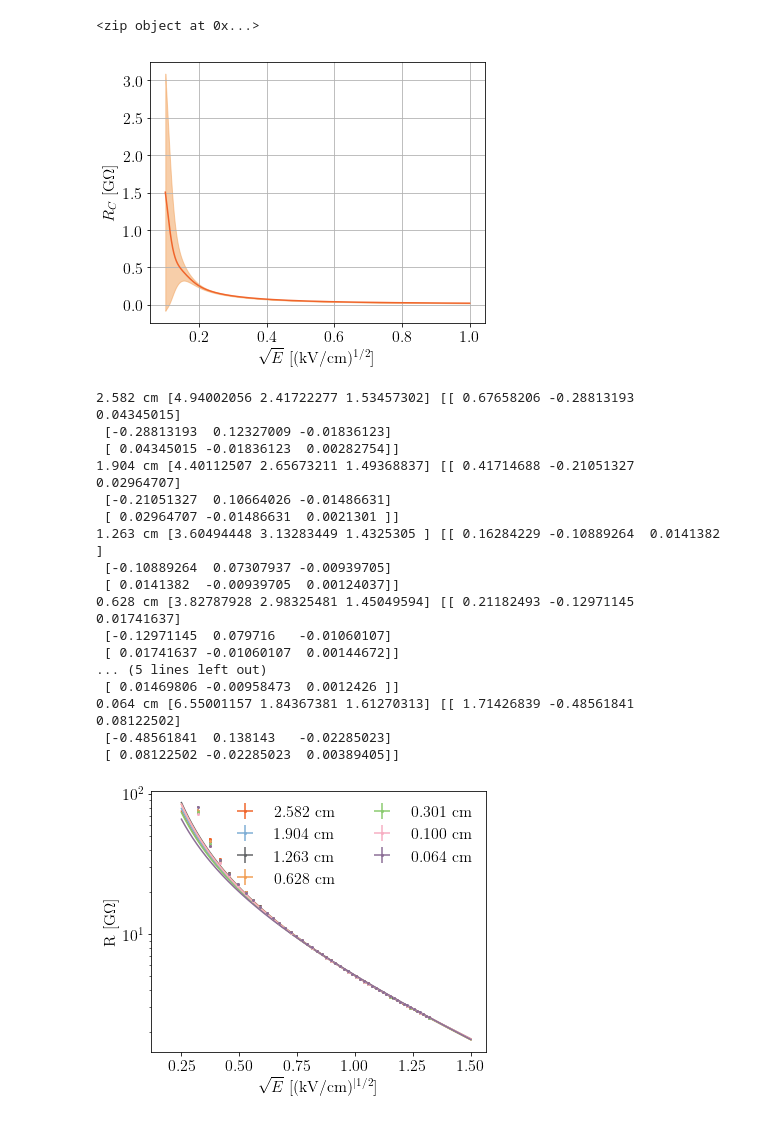
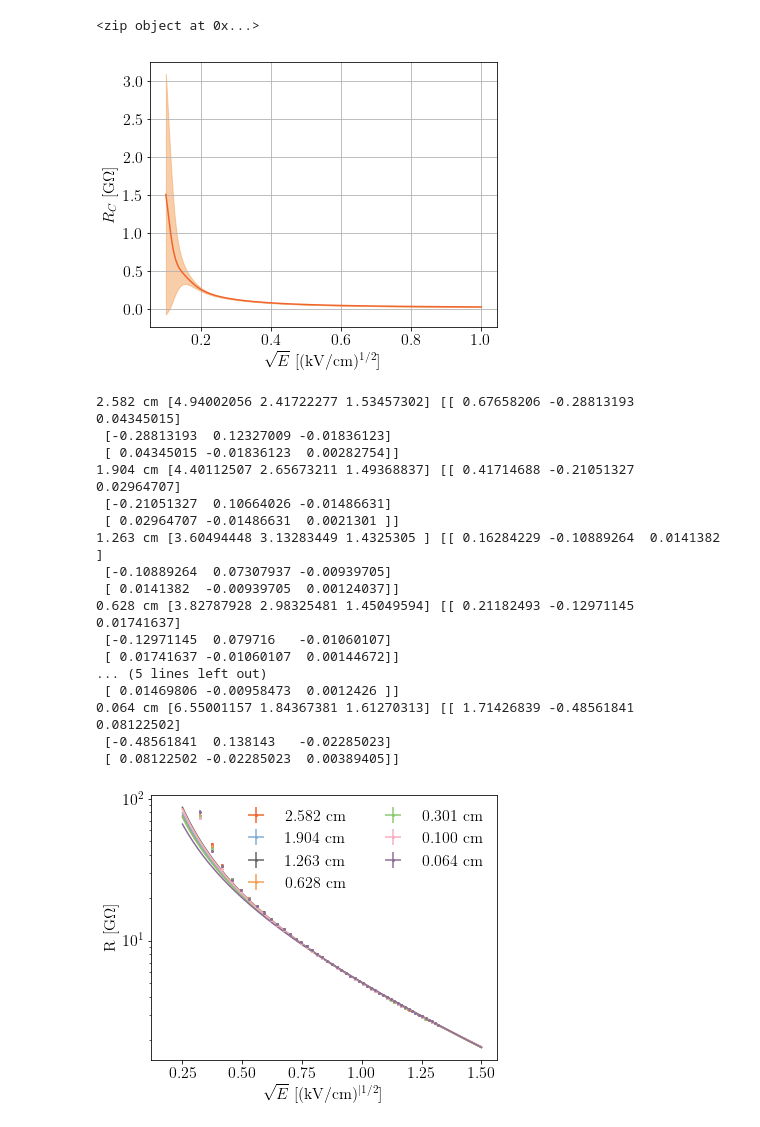
Before and after one commit to DanielMDouglas/DR8plots, a Jupyter notebook: DR8plots.ipynb, the cells around one changed output. Drawn from its saved outputs; the diff is of its cells as text; code cells hidden in the pictures.

```diff
--- a/DR8plots.ipynb
+++ b/DR8plots.ipynb
@@ -318,10 +323,12 @@ plt.grid()
 plt.xlabel(r'$\sqrt{E}$ [(kV/cm)$^{1/2}$]')
 plt.ylabel(r'$R_C$ [G$\Omega$]')
 
+plt.tight_layout()
+
 plt.savefig('TLM_length_contactRes.png', dpi = 300)
 # %% [output]
 <zip object at 0x...>
-[figure, old version]
+[figure, new version]
 # %%
 ### MSU TLM Plot 2: sqrt(E) vs. resistance
 
@@ -461,34 +468,36 @@ for item in data:
 
 ax.legend(ncol = 2, frameon = False)
 ax.set_xlabel(r'$\sqrt{E}$ [(kV/cm)$^{|1/2}$]')
 ax.set_ylabel(r'R [G$\Omega$]')
 
 #plt.plot(fineSqrtE, R_model(fineSqrtE, *starting_values))
 
 #ax.set_ylim(1e-1 ,1e3)
 
 plt.semilogy()
 
+plt.tight_layout()
+
 plt.savefig('TLM_contact_resistance.png', dpi = 300)
 # %% [output]
 2.582 cm [4.94002056 2.41722277 1.53457302] [[ 0.67658206 -0.28813193  0.04345015]
  [-0.28813193  0.12327009 -0.01836123]
  [ 0.04345015 -0.01836123  0.00282754]]
 1.904 cm [4.40112507 2.65673211 1.49368837] [[ 0.41714688 -0.21051327  0.02964707]
  [-0.21051327  0.10664026 -0.01486631]
  [ 0.02964707 -0.01486631  0.0021301 ]]
 1.263 cm [3.60494448 3.13283449 1.4325305 ] [[ 0.16284229 -0.10889264  0.0141382 ]
  [-0.10889264  0.07307937 -0.00939705]
  [ 0.0141382  -0.00939705  0.00124037]]
 0.628 cm [3.82787928 2.98325481 1.45049594] [[ 0.21182493 -0.12971145  0.01741637]
  [-0.12971145  0.079716   -0.01060107]
  [ 0.01741637 -0.01060107  0.00144672]]
 ... (5 lines left out)
  [ 0.01469806 -0.00958473  0.0012426 ]]
 0.064 cm [6.55001157 1.84367381 1.61270313] [[ 1.71426839 -0.48561841  0.08122502]
  [-0.48561841  0.138143   -0.02285023]
  [ 0.08122502 -0.02285023  0.00389405]]
-[figure, old version]
+[figure, new version]
 # %%
 #def TLM_model(L, m, b):
 #    return m/L + b
```
Also changed, not shown: parts of 4 cells of this notebook, 11 other files.
